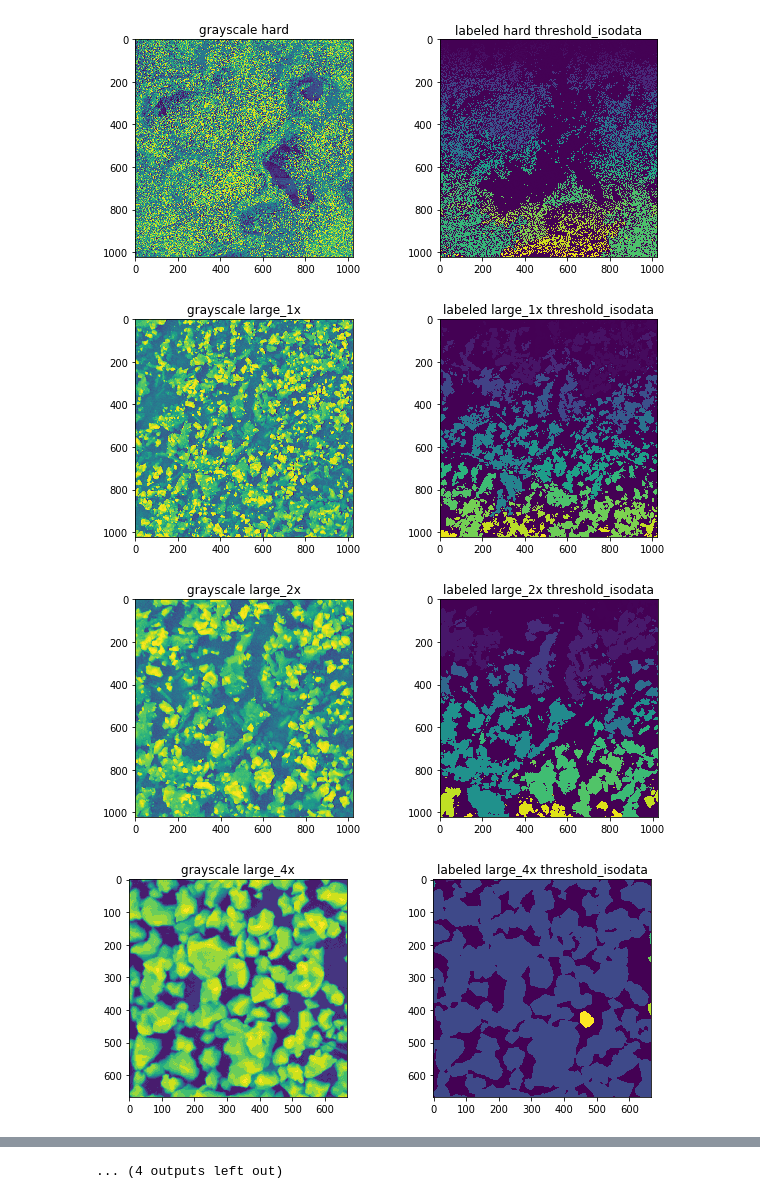
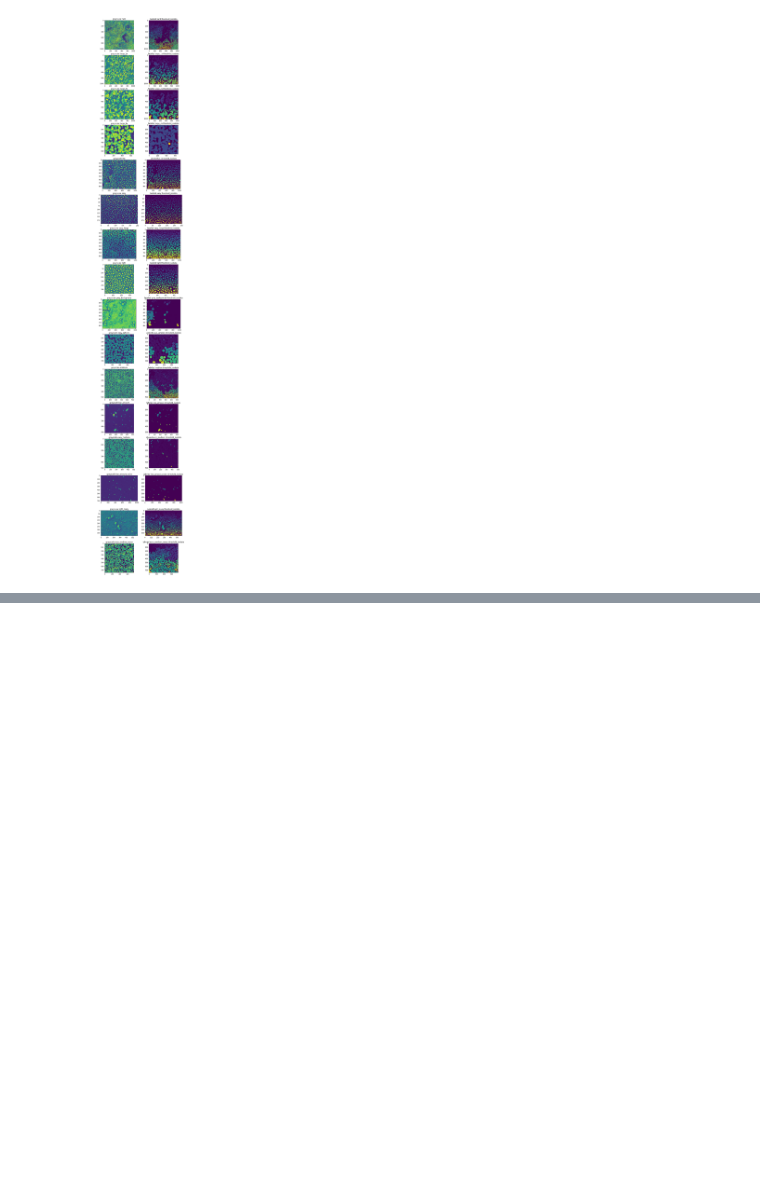
Before and after one commit to Toliak/particle-counter, a Jupyter notebook: notebooks/threshold.ipynb, the cells around one changed output, grey strips where cells are left out. Drawn from its saved outputs; the diff is of its cells as text; code cells hidden in the pictures; blank space fills up the shorter version.

Commit message:
Group output images

```diff
--- a/notebooks/threshold.ipynb
+++ b/notebooks/threshold.ipynb
@@ -7,37 +7,35 @@ dataset_list = Dataset.get_full_dataset()
 # %%
 from skimage.filters import threshold_isodata, threshold_otsu, threshold_li, threshold_mean, \
     threshold_minimum, threshold_triangle, threshold_yen, threshold_niblack, rank
 from scipy.ndimage import label
 import matplotlib.pyplot as plot
 
 log = []
+row_amount = len(dataset_list)
 
+plot.figure(figsize=(10, 70))
 for i, data in enumerate(dataset_list):
     image, title = data['image'], data['title']
 
     image = color.rgb2gray(image)
     image = rank.median(image, disk(2))          # denoise
 
-    plot.figure(i+1, figsize=(10, 4))
-    plot.subplot(121)
+    plot.subplot(row_amount, 2, i*2 + 1)
     plot.imshow(image)
     plot.title(f'grayscale {title}')
 
     threshold_function = threshold_isodata
     threshold_value = threshold_function(image)
     binary = image > threshold_value
 
     labeled, amount = label(binary)
 
-    plot.subplot(122)
+    plot.subplot(row_amount, 2, i*2 + 2)
     plot.imshow(labeled)
     plot.title(f'labeled {title} {threshold_function.__name__}')
 
     log.append(f'amount {title} {threshold_function.__name__}: {amount}')
 
 plot.show()
 # %% [output]
-[figure, old version]
+[figure, new version]
-[figure, removed]
-[figure, removed]
-[figure, removed]
@@ -52,4 +42,3 @@ plot.show()
-... (4 outputs left out)
 # %%
 print(*log, sep='\n')
 # %% [output]
```
Also changed, not shown: parts of 2 cells of this notebook, 1 other file.
